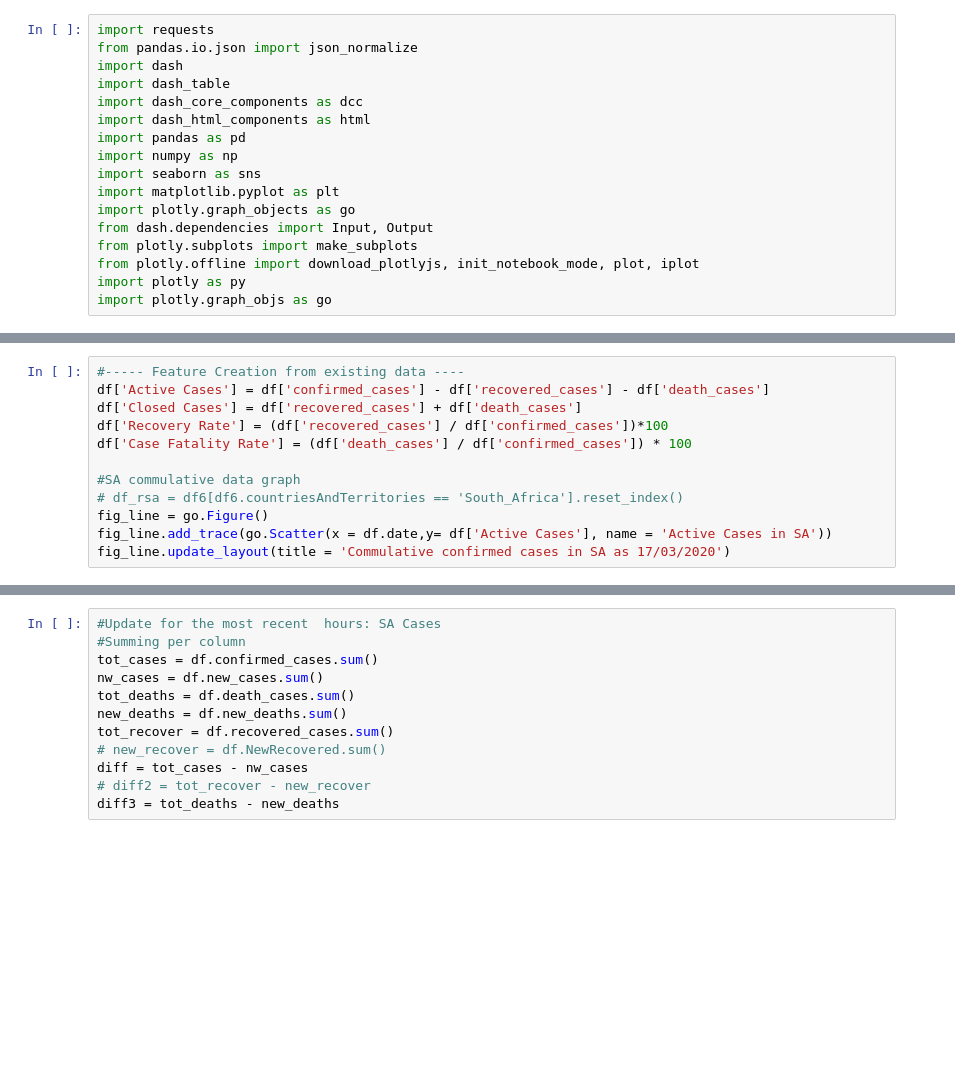
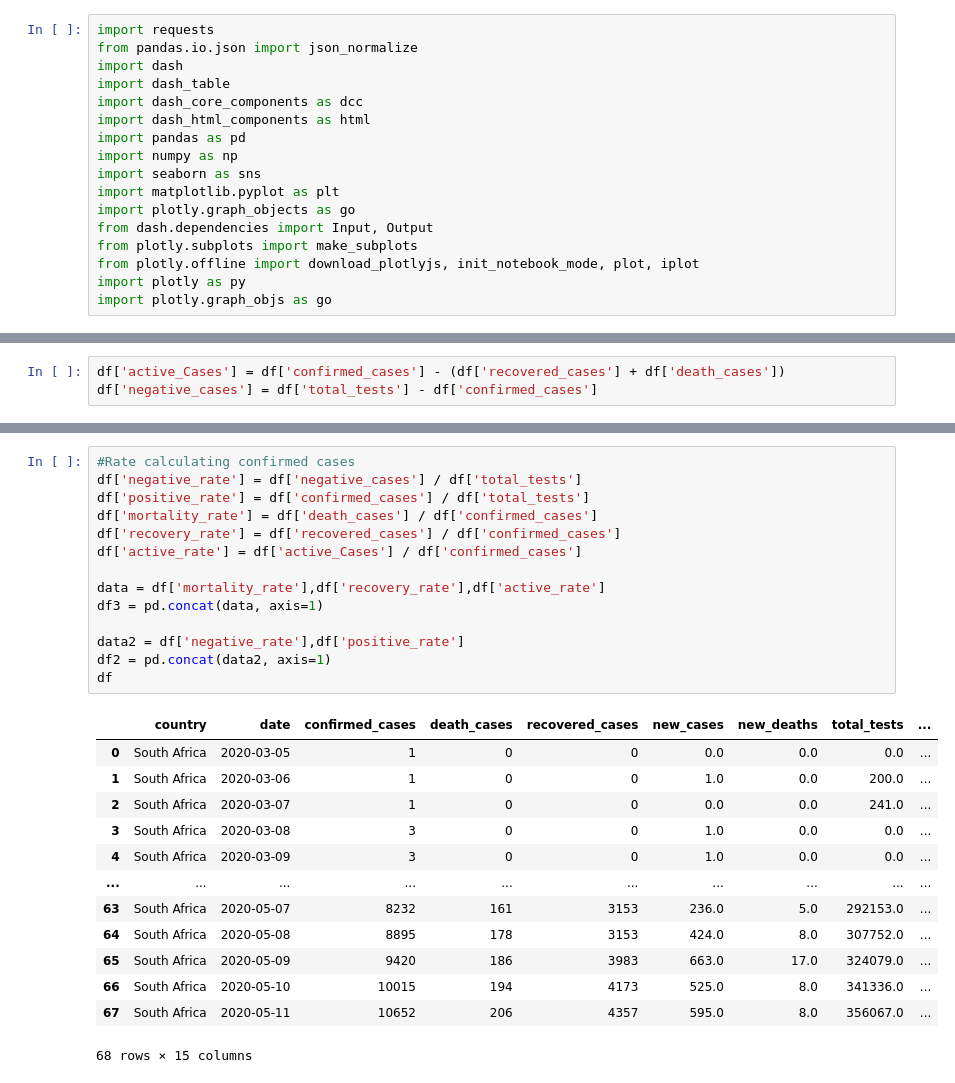
Before and after one commit to Umuzi-org/covid19-analysis, a Jupyter notebook: notebooks/National dashboard.ipynb, the cells around one changed output, grey strips where cells are left out. Drawn from its saved outputs; the diff is of its cells as text; blank space fills up the shorter version.

```diff
--- a/notebooks/National dashboard.ipynb
+++ b/notebooks/National dashboard.ipynb
@@ -35,3 +20,6 @@ df
+# %%
+df['active_Cases'] = df['confirmed_cases'] - (df['recovered_cases'] + df['death_cases'])
+df['negative_cases'] = df['total_tests'] - df['confirmed_cases']
 # %%
 #Last value in each column
 updtd_conf = df['confirmed_cases'].iloc[-1]
@@ -169,12 +79,0 @@ df
-# %%
-#----- Feature Creation from existing data ----
-df['Active Cases'] = df['confirmed_cases'] - df['recovered_cases'] - df['death_cases']
-df['Closed Cases'] = df['recovered_cases'] + df['death_cases']
-df['Recovery Rate'] = (df['recovered_cases'] / df['confirmed_cases'])*100
-df['Case Fatality Rate'] = (df['death_cases'] / df['confirmed_cases']) * 100
-
-#SA commulative data graph
-# df_rsa = df6[df6.countriesAndTerritories == 'South_Africa'].reset_index()
-fig_line = go.Figure()
-fig_line.add_trace(go.Scatter(x = df.date,y= df['Active Cases'], name = 'Active Cases in SA'))
-fig_line.update_layout(title = 'Commulative confirmed cases in SA as 17/03/2020')
@@ -831,12 +80,28 @@ NameError: name 'diff' is not defined
-# %%
-#Update for the most recent  hours: SA Cases
-#Summing per column
-tot_cases = df.confirmed_cases.sum()
-nw_cases = df.new_cases.sum()
-tot_deaths = df.death_cases.sum()
-new_deaths = df.new_deaths.sum()
-tot_recover = df.recovered_cases.sum()
-# new_recover = df.NewRecovered.sum()
-diff = tot_cases - nw_cases
-# diff2 = tot_recover - new_recover
-diff3 = tot_deaths - new_deaths
+# %%
+#Rate calculating confirmed cases
+df['negative_rate'] = df['negative_cases'] / df['total_tests']
+df['positive_rate'] = df['confirmed_cases'] / df['total_tests']
+df['mortality_rate'] = df['death_cases'] / df['confirmed_cases']
+df['recovery_rate'] = df['recovered_cases'] / df['confirmed_cases']
+df['active_rate'] = df['active_Cases'] / df['confirmed_cases']
+
+data = df['mortality_rate'],df['recovery_rate'],df['active_rate']
+df3 = pd.concat(data, axis=1)
+
+data2 = df['negative_rate'],df['positive_rate']
+df2 = pd.concat(data2, axis=1)
+df
+# %% [output]
+|  | country | date | confirmed_cases | death_cases | recovered_cases | new_cases | new_deaths | total_tests | ... |
+| 0 | South Africa | 2020-03-05 | 1 | 0 | 0 | 0.0 | 0.0 | 0.0 | ... |
+| 1 | South Africa | 2020-03-06 | 1 | 0 | 0 | 1.0 | 0.0 | 200.0 | ... |
+| 2 | South Africa | 2020-03-07 | 1 | 0 | 0 | 0.0 | 0.0 | 241.0 | ... |
+| 3 | South Africa | 2020-03-08 | 3 | 0 | 0 | 1.0 | 0.0 | 0.0 | ... |
+| 4 | South Africa | 2020-03-09 | 3 | 0 | 0 | 1.0 | 0.0 | 0.0 | ... |
+| ... | ... | ... | ... | ... | ... | ... | ... | ... | ... |
+| 63 | South Africa | 2020-05-07 | 8232 | 161 | 3153 | 236.0 | 5.0 | 292153.0 | ... |
+| 64 | South Africa | 2020-05-08 | 8895 | 178 | 3153 | 424.0 | 8.0 | 307752.0 | ... |
+| 65 | South Africa | 2020-05-09 | 9420 | 186 | 3983 | 663.0 | 17.0 | 324079.0 | ... |
+| 66 | South Africa | 2020-05-10 | 10015 | 194 | 4173 | 525.0 | 8.0 | 341336.0 | ... |
+| 67 | South Africa | 2020-05-11 | 10652 | 206 | 4357 | 595.0 | 8.0 | 356067.0 | ... |
+68 rows × 15 columns
```
Also changed, not shown: parts of 13 cells of this notebook.
